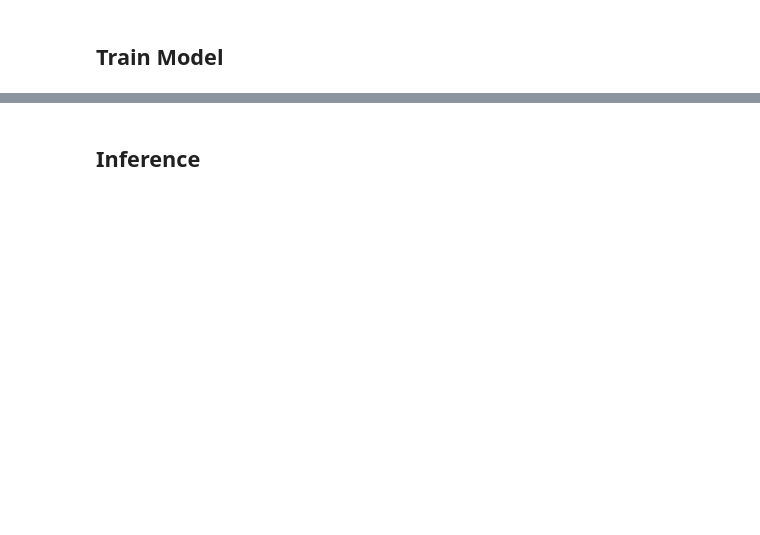
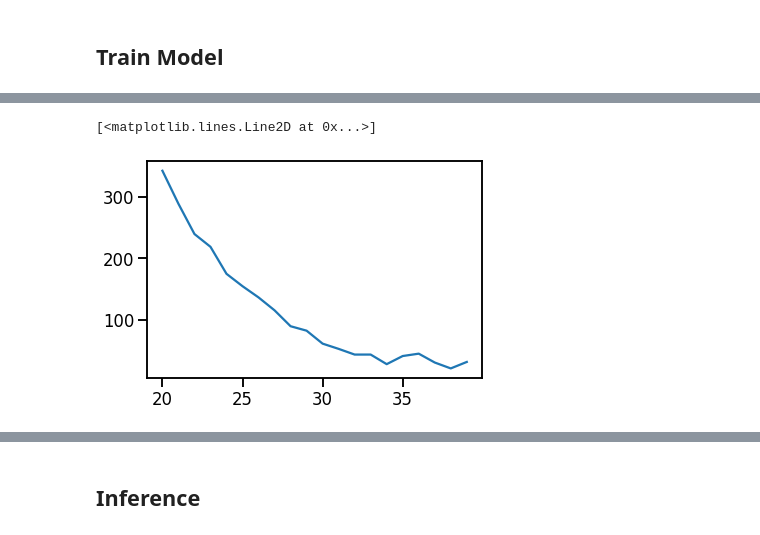
Before and after one commit to wlwlct/Time-Series-Forecasting, a Jupyter notebook: Notebooks/Transformer Code Test.ipynb, the cells around one changed output, grey strips where cells are left out. Cells and saved outputs as stored; diff of their text form; code cells hidden in the pictures; blank space fills up the shorter version.

Commit message:
transformer set range

```diff
--- a/Notebooks/Transformer Code Test.ipynb
+++ b/Notebooks/Transformer Code Test.ipynb
@@ -455,8 +460,10 @@ model = make_model(V, V, N=2)
 model_opt = NoamOpt(model.src_embed[0].d_model, 10, 400,
         torch.optim.Adam(model.parameters(), lr=learning, betas=(0.9, 0.98), eps=1e-9))
 # %%
-for epoch in range(50):
+error_cov ={}
+for epoch in range(40):
     #model.train()
-    run_epoch(data_gen(V, 30, 20), model,
+    loss = run_epoch(data_gen(V, 30, 20), model,
               SimpleLossCompute(model.generator, criterion, model_opt))
+    error_cov[epoch]=loss.detach()
 # %% [output]
@@ -465,3 +487,8 @@ Error:
+# %%
+plt.plot(list(error_cov.keys())[-20:], list(error_cov.values())[-20:])
+# %% [output]
+[<matplotlib.lines.Line2D at 0x...>]
+[figure, added]
 # %%
 def greedy_decode(model, src, src_mask, max_len, start_symbol):
     memory = model.encode(src, src_mask)
```
Also changed, not shown: parts of 17 cells of this notebook.
